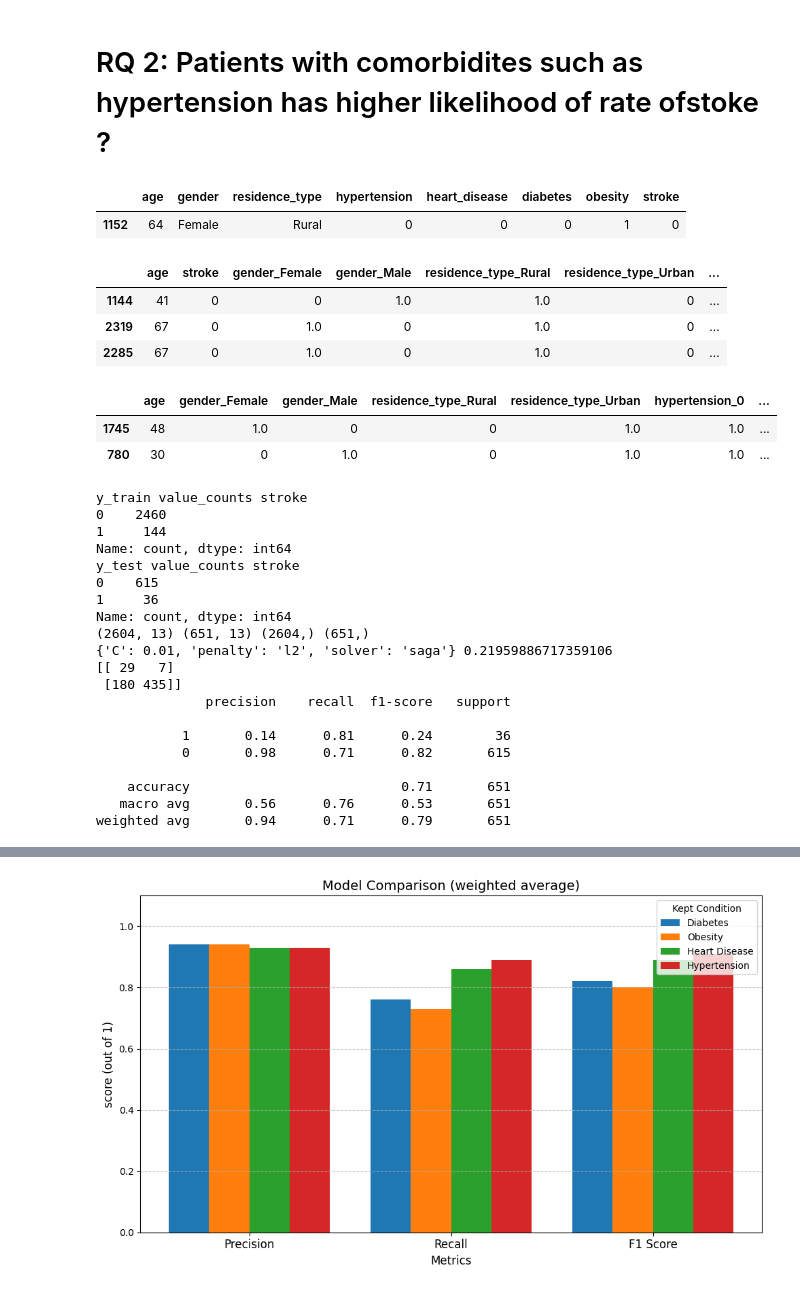
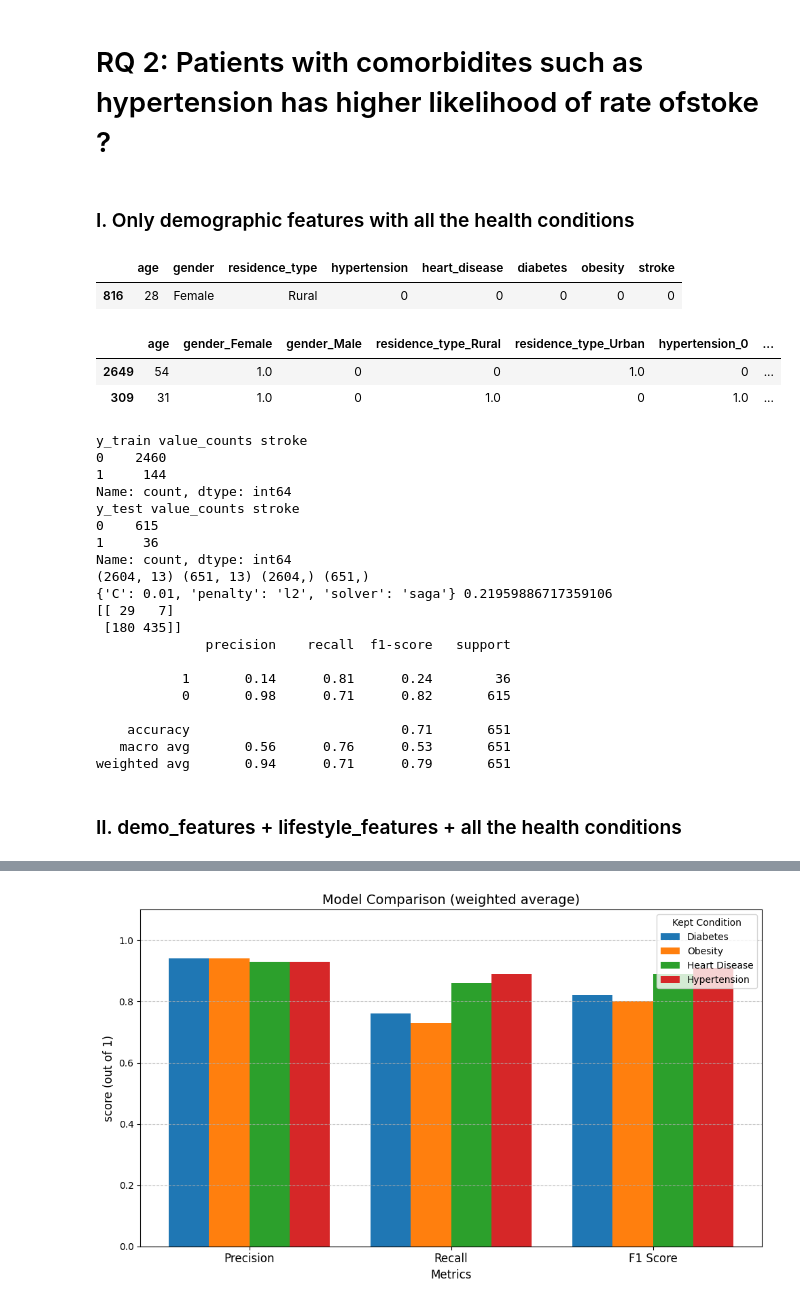
Before and after one commit to lily-aung/HAD7001, a Jupyter notebook: Datathon_2/Datathon_2_Team8.ipynb, the cells around one changed output, grey strips where cells are left out. Cells and saved outputs as stored; diff of their text form; code cells hidden in the pictures.

```diff
--- a/Datathon_2/Datathon_2-Team8.ipynb
+++ b/Datathon_2/Datathon_2_Team8.ipynb
@@ -375,7 +361,7 @@ def preprocess_data(source_df, binary_cols, smoking_dict, employment_dict):
         t_df = pd.concat([t_df, encoded_df], axis=1)
 
     # Display a sample of the processed DataFrame
-    display(t_df.sample(3))
+    #display(t_df.sample(3))
 
     # Return processed DataFrame
     return t_df, None
@@ -442,13 +430,14 @@ plt.show()
 # %%
-#classes = t_df['stroke'].unique()
-#y = t_df.pop('stroke')
-#X = t_df.copy()
+classes = t_df['stroke'].unique()
+y = t_df.pop('stroke')
+X = t_df.copy()
 
-classes = t_df_31['stroke'].unique()
-y = t_df_31.pop('stroke')
-X = t_df_31.copy()
+#classes = t_df_31['stroke'].unique()
+#y = t_df_31.pop('stroke')
+#X = t_df_31.copy()
 
 
+display(X.sample(2))
 X_train, X_test, y_train, y_test = train_test_split(X, y, test_size=0.2, random_state=42, stratify=y)
 scaler = StandardScaler()
 
@@ -890,23 +870,20 @@ weighted avg       0.92      0.64      0.73       534
 # %% [markdown]
 # RQ 2: Patients with comorbidites such as hypertension has higher likelihood of rate ofstoke ?
+# %% [markdown]
+### I. Only demographic features with all the health conditions
 # %%
 existing_conditions = ['hypertension', 'heart_disease', 'diabetes', 'obesity']
-
-binary_cols = ['gender','heart_disease', 'ever_married', 'residence_type'] + existing_conditions
+binary_cols = ['gender', 'ever_married', 'residence_type'] + existing_conditions
 
 sel_features = demo_features + existing_conditions
 
 _, _, _, _ = preprocess_and_train_logistic_regression(source_df, sel_features , binary_cols, smoking_dict, employment_dict)
 # %% [output]
 |  | age | gender | residence_type | hypertension | heart_disease | diabetes | obesity | stroke |
-| 1152 | 64 | Female | Rural | 0 | 0 | 0 | 1 | 0 |
+| 816 | 28 | Female | Rural | 0 | 0 | 0 | 0 | 0 |
-|  | age | stroke | gender_Female | gender_Male | residence_type_Rural | residence_type_Urban | ... |
-| 1144 | 41 | 0 | 0 | 1.0 | 1.0 | 0 | ... |
-| 2319 | 67 | 0 | 1.0 | 0 | 1.0 | 0 | ... |
-| 2285 | 67 | 0 | 1.0 | 0 | 1.0 | 0 | ... |
+|  | age | gender_Female | gender_Male | residence_type_Rural | residence_type_Urban | hypertension_0 | ... |
+| 2649 | 54 | 1.0 | 0 | 0 | 1.0 | 0 | ... |
+| 309 | 31 | 1.0 | 0 | 1.0 | 0 | 1.0 | ... |
-|  | age | gender_Female | gender_Male | residence_type_Rural | residence_type_Urban | hypertension_0 | ... |
-| 1745 | 48 | 1.0 | 0 | 0 | 1.0 | 1.0 | ... |
-| 780 | 30 | 0 | 1.0 | 0 | 1.0 | 1.0 | ... |
 y_train value_counts stroke
 0    2460
 1     144
@@ -927,6 +904,8 @@ Name: count, dtype: int64
     accuracy                           0.71       651
    macro avg       0.56      0.76      0.53       651
 weighted avg       0.94      0.71      0.79       651
+# %% [markdown]
+### II. demo_features + lifestyle_features + all the health conditions
 # %%
 sel_features = demo_features + lifestyle_features + existing_conditions
 
```
Also changed, not shown: parts of 51 cells of this notebook.
